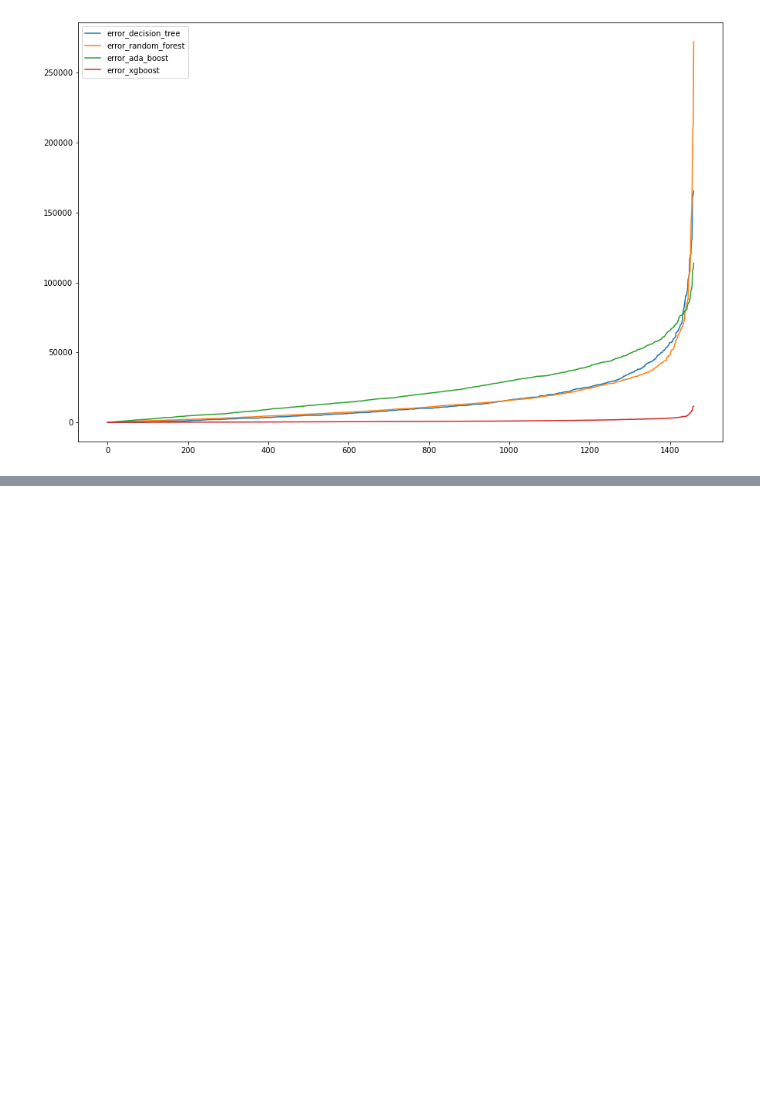
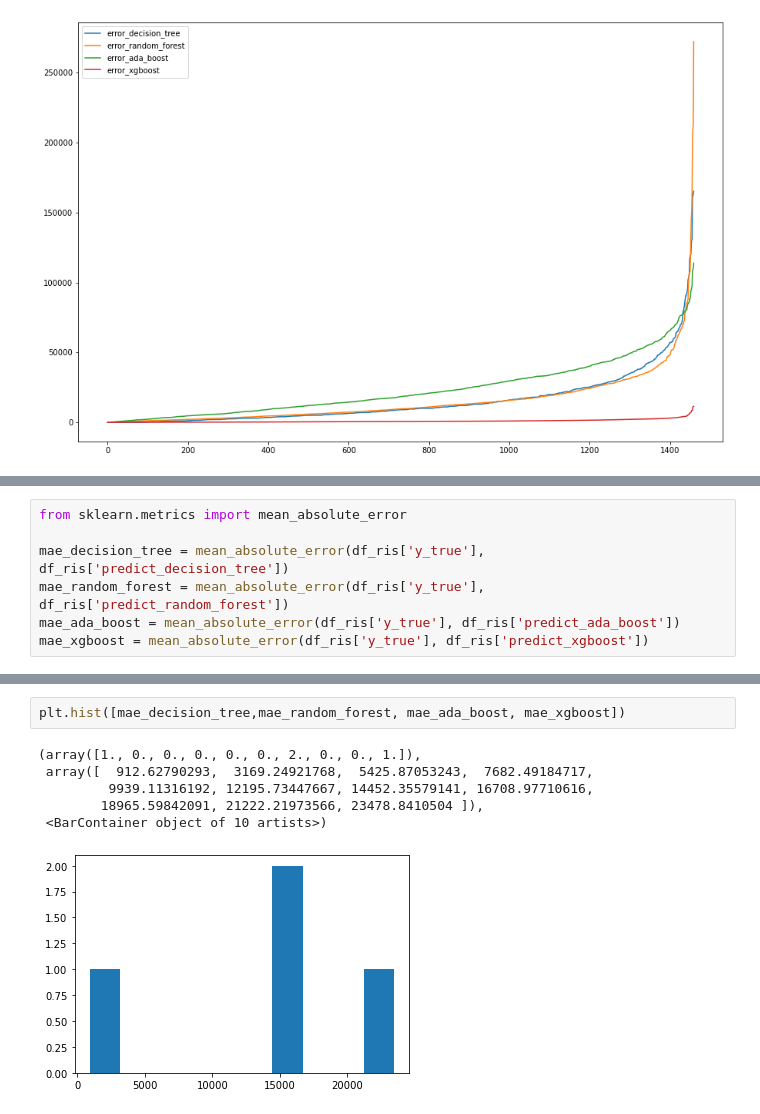
Before and after one commit to Saitam1602/esame-algoritmi, a Jupyter notebook: src/test.ipynb, the cells around one changed output, grey strips where cells are left out. Drawn from its saved outputs; the diff is of its cells as text; blank space fills up the shorter version.

```diff
--- a/src/test.ipynb
+++ b/src/test.ipynb
@@ -72,0 +83,7 @@ plt.legend()
+# %%
+from sklearn.metrics import mean_absolute_error
+
+mae_decision_tree = mean_absolute_error(df_ris['y_true'], df_ris['predict_decision_tree'])
+mae_random_forest = mean_absolute_error(df_ris['y_true'], df_ris['predict_random_forest'])
+mae_ada_boost = mean_absolute_error(df_ris['y_true'], df_ris['predict_ada_boost'])
+mae_xgboost = mean_absolute_error(df_ris['y_true'], df_ris['predict_xgboost'])
@@ -72,0 +94,9 @@ plt.legend()
+# %%
+plt.hist([mae_decision_tree,mae_random_forest, mae_ada_boost, mae_xgboost])
+# %% [output]
+(array([1., 0., 0., 0., 0., 0., 2., 0., 0., 1.]),
+ array([  912.62790293,  3169.24921768,  5425.87053243,  7682.49184717,
+         9939.11316192, 12195.73447667, 14452.35579141, 16708.97710616,
+        18965.59842091, 21222.21973566, 23478.8410504 ]),
+ <BarContainer object of 10 artists>)
+[figure, added]
```
Also changed, not shown: parts of 2 cells of this notebook, 1 other file.
